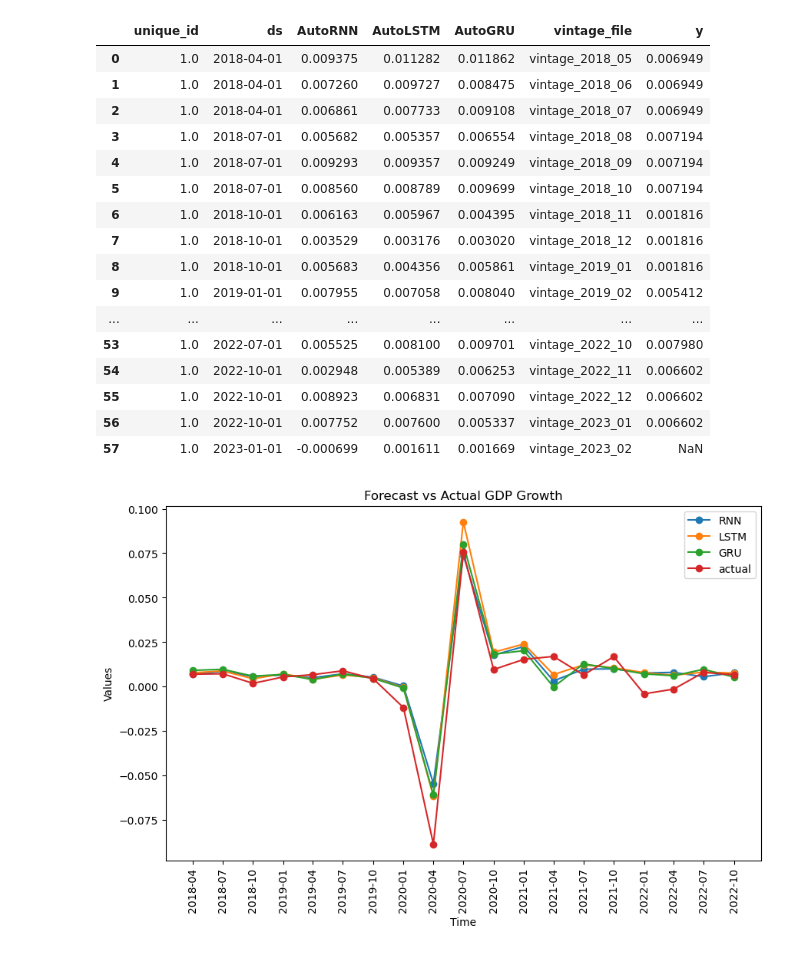
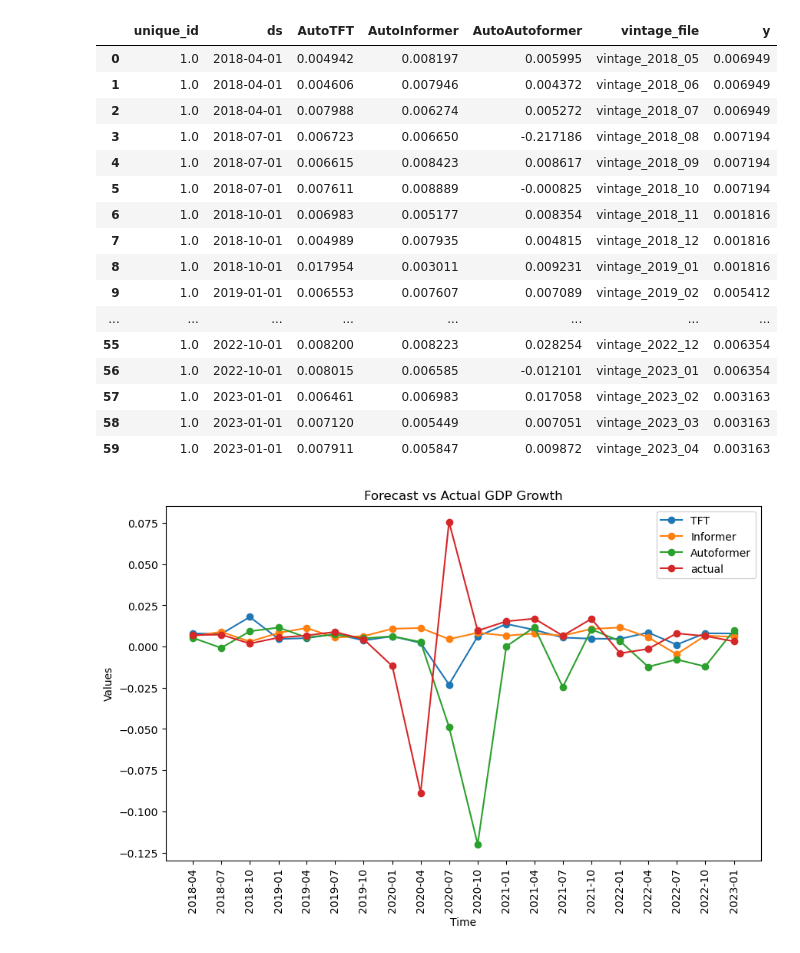
Before and after one commit to Stellenbosch-Econometrics/NowcastingUSGDP, a Jupyter notebook: results/deep_learning/result_analysis_test.ipynb, the cells around one changed output. Saved outputs shown, nothing was run; the diff lists cells and outputs as text; code cells hidden in the pictures.

```diff
--- a/results/deep_learning/result_analysis_test.ipynb
+++ b/results/deep_learning/result_analysis_test.ipynb
@@ -3,7 +3,7 @@ import pandas as pd
 import numpy as np
 import matplotlib.pyplot as plt
 
-df1 = pd.read_csv('../deep_learning/rnn_results_test_multiple.csv')
+df1 = pd.read_csv('../deep_learning/transformer_results_new.csv')
 # %%
 df1.head()
 # %% [output]
@@ -27,7 +27,7 @@ def load_data(file_path):
 
     return df[columns_order]
 
-file_path = '../../data/FRED/blocked/vintage_2023_02.csv'
+file_path = '../../data/FRED/blocked/vintage_2023_05.csv'
 
 df2 = load_data(file_path)[['ds', 'y']]
 # %%
@@ -56,51 +56,51 @@ df1 = pd.merge(df1, df2, on='ds', how='left')
 # %%
 df1
 # %% [output]
-|  | unique_id | ds | AutoRNN | AutoLSTM | AutoGRU | vintage_file | y |
-| 0 | 1.0 | 2018-04-01 | 0.009375 | 0.011282 | 0.011862 | vintage_2018_05 | 0.006949 |
-| 1 | 1.0 | 2018-04-01 | 0.007260 | 0.009727 | 0.008475 | vintage_2018_06 | 0.006949 |
-| 2 | 1.0 | 2018-04-01 | 0.006861 | 0.007733 | 0.009108 | vintage_2018_07 | 0.006949 |
-| 3 | 1.0 | 2018-07-01 | 0.005682 | 0.005357 | 0.006554 | vintage_2018_08 | 0.007194 |
-| 4 | 1.0 | 2018-07-01 | 0.009293 | 0.009357 | 0.009249 | vintage_2018_09 | 0.007194 |
-| 5 | 1.0 | 2018-07-01 | 0.008560 | 0.008789 | 0.009699 | vintage_2018_10 | 0.007194 |
-| 6 | 1.0 | 2018-10-01 | 0.006163 | 0.005967 | 0.004395 | vintage_2018_11 | 0.001816 |
-| 7 | 1.0 | 2018-10-01 | 0.003529 | 0.003176 | 0.003020 | vintage_2018_12 | 0.001816 |
-| 8 | 1.0 | 2018-10-01 | 0.005683 | 0.004356 | 0.005861 | vintage_2019_01 | 0.001816 |
-| 9 | 1.0 | 2019-01-01 | 0.007955 | 0.007058 | 0.008040 | vintage_2019_02 | 0.005412 |
+|  | unique_id | ds | AutoTFT | AutoInformer | AutoAutoformer | vintage_file | y |
+| 0 | 1.0 | 2018-04-01 | 0.004942 | 0.008197 | 0.005995 | vintage_2018_05 | 0.006949 |
+| 1 | 1.0 | 2018-04-01 | 0.004606 | 0.007946 | 0.004372 | vintage_2018_06 | 0.006949 |
+| 2 | 1.0 | 2018-04-01 | 0.007988 | 0.006274 | 0.005272 | vintage_2018_07 | 0.006949 |
+| 3 | 1.0 | 2018-07-01 | 0.006723 | 0.006650 | -0.217186 | vintage_2018_08 | 0.007194 |
+| 4 | 1.0 | 2018-07-01 | 0.006615 | 0.008423 | 0.008617 | vintage_2018_09 | 0.007194 |
+| 5 | 1.0 | 2018-07-01 | 0.007611 | 0.008889 | -0.000825 | vintage_2018_10 | 0.007194 |
+| 6 | 1.0 | 2018-10-01 | 0.006983 | 0.005177 | 0.008354 | vintage_2018_11 | 0.001816 |
+| 7 | 1.0 | 2018-10-01 | 0.004989 | 0.007935 | 0.004815 | vintage_2018_12 | 0.001816 |
+| 8 | 1.0 | 2018-10-01 | 0.017954 | 0.003011 | 0.009231 | vintage_2019_01 | 0.001816 |
+| 9 | 1.0 | 2019-01-01 | 0.006553 | 0.007607 | 0.007089 | vintage_2019_02 | 0.005412 |
 | ... | ... | ... | ... | ... | ... | ... | ... |
-| 53 | 1.0 | 2022-07-01 | 0.005525 | 0.008100 | 0.009701 | vintage_2022_10 | 0.007980 |
-| 54 | 1.0 | 2022-10-01 | 0.002948 | 0.005389 | 0.006253 | vintage_2022_11 | 0.006602 |
-| 55 | 1.0 | 2022-10-01 | 0.008923 | 0.006831 | 0.007090 | vintage_2022_12 | 0.006602 |
-| 56 | 1.0 | 2022-10-01 | 0.007752 | 0.007600 | 0.005337 | vintage_2023_01 | 0.006602 |
-| 57 | 1.0 | 2023-01-01 | -0.000699 | 0.001611 | 0.001669 | vintage_2023_02 | NaN |
+| 55 | 1.0 | 2022-10-01 | 0.008200 | 0.008223 | 0.028254 | vintage_2022_12 | 0.006354 |
+| 56 | 1.0 | 2022-10-01 | 0.008015 | 0.006585 | -0.012101 | vintage_2023_01 | 0.006354 |
+| 57 | 1.0 | 2023-01-01 | 0.006461 | 0.006983 | 0.017058 | vintage_2023_02 | 0.003163 |
+| 58 | 1.0 | 2023-01-01 | 0.007120 | 0.005449 | 0.007051 | vintage_2023_03 | 0.003163 |
+| 59 | 1.0 | 2023-01-01 | 0.007911 | 0.005847 | 0.009872 | vintage_2023_04 | 0.003163 |
 # %%
 import matplotlib.pyplot as plt
 import matplotlib.dates as mdates
 
 # Select every third row starting from the third row (index 2)
 df_subset = df1[2::3]
 
 fig, ax = plt.subplots(figsize=(10, 6))
 
 # Plot 'AutoRNN' against 'ds'
-ax.plot(df_subset['ds'], df_subset['AutoRNN'], marker='o', label='RNN')
-ax.plot(df_subset['ds'], df_subset['AutoLSTM'], marker='o', label='LSTM')
-ax.plot(df_subset['ds'], df_subset['AutoGRU'], marker='o', label='GRU')
+ax.plot(df_subset['ds'], df_subset['AutoTFT'], marker='o', label='TFT')
+ax.plot(df_subset['ds'], df_subset['AutoInformer'], marker='o', label='Informer')
+ax.plot(df_subset['ds'], df_subset['AutoAutoformer'], marker='o', label='Autoformer')
 
 # Plot 'y' against 'ds'
 ax.plot(df_subset['ds'], df_subset['y'], marker='o', label='actual')
 
 # Format the x axis
 ax.xaxis.set_major_locator(mdates.MonthLocator(interval=3))  # adjust the interval as needed
 ax.xaxis.set_major_formatter(mdates.DateFormatter('%Y-%m'))
 
 # Make x-axis labels vertical
 plt.xticks(rotation=90)
 
 plt.xlabel('Time')
 plt.ylabel('Values')
 plt.title('Forecast vs Actual GDP Growth')
 plt.legend()  # display labels in the top right corner
 plt.show()
 # %% [output]
-[figure, old version]
+[figure, new version]
```
Also changed, not shown: parts of 2 cells of this notebook, 8 other files.
